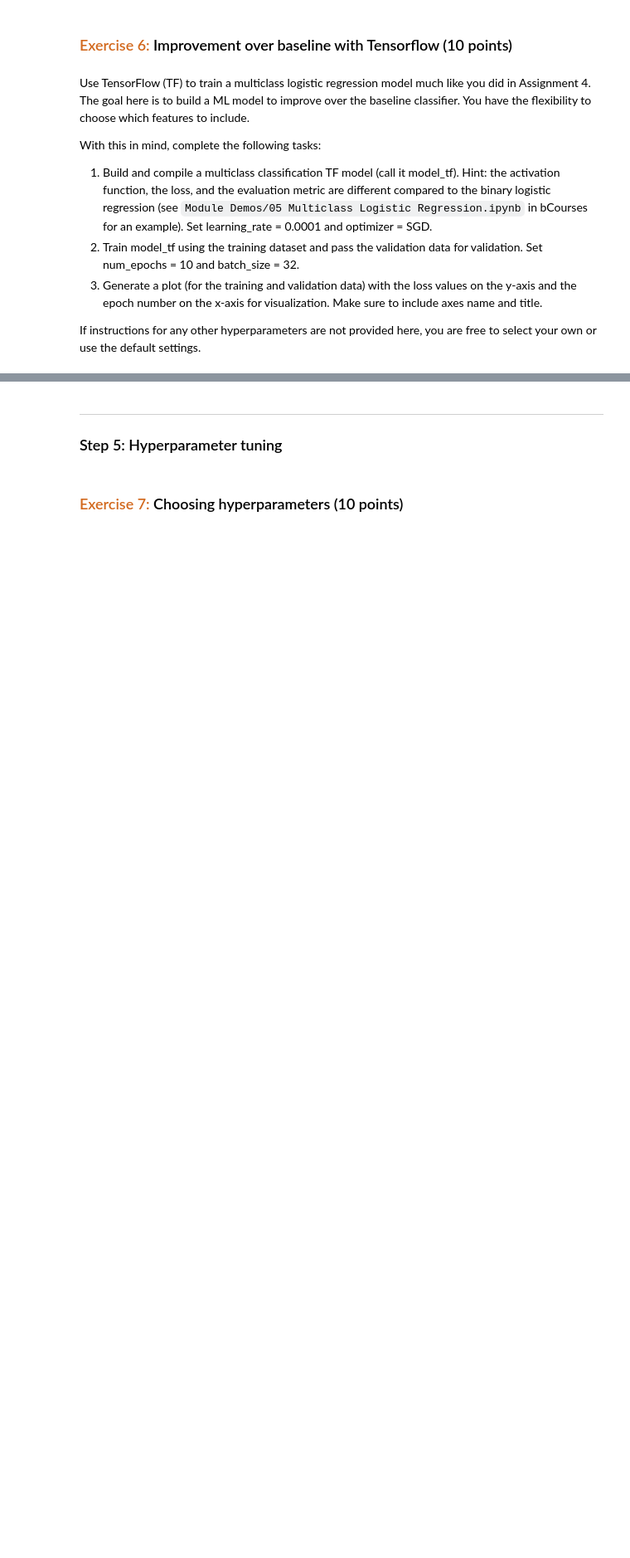
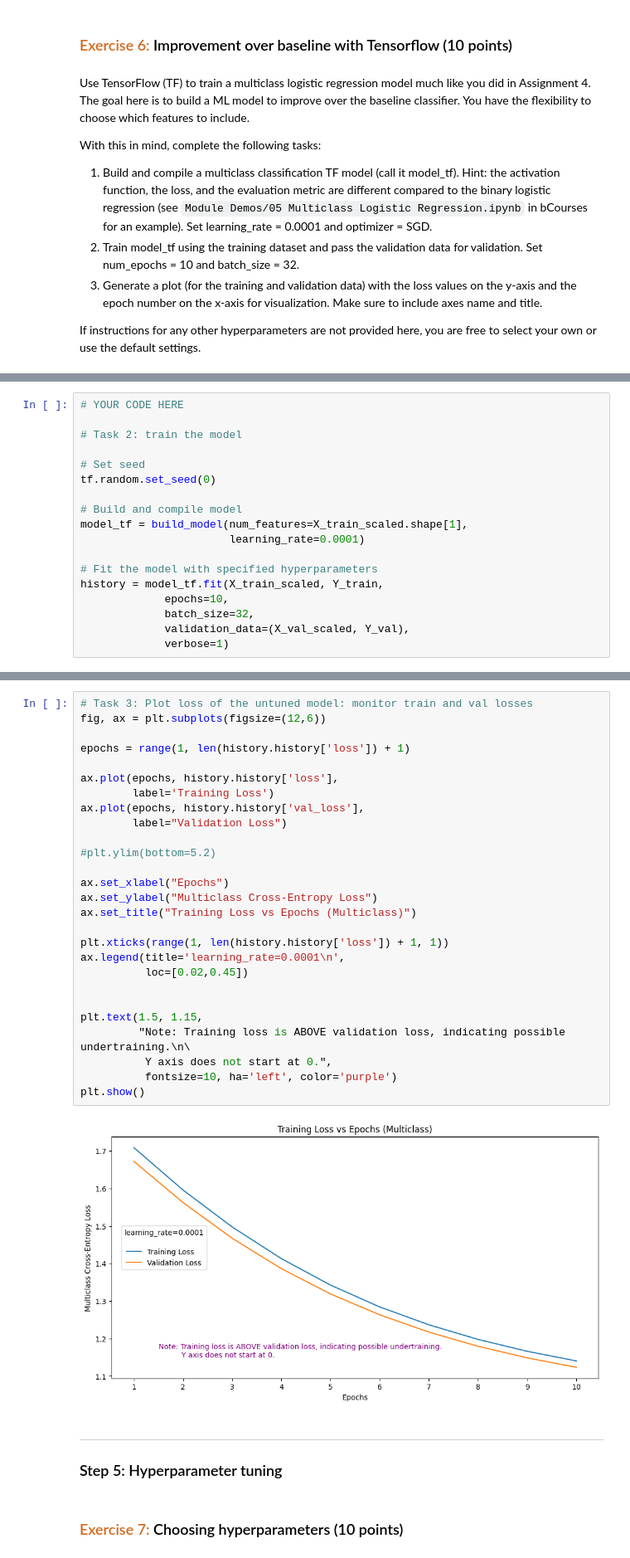
Before and after one commit to dabingougou/207, a Jupyter notebook: week5/05 Multiclass classification.ipynb, the cells around one changed output, grey strips where cells are left out. Shown: that part at 83% size. Saved outputs shown, nothing was run; the diff lists cells and outputs as text; blank space fills up the shorter version.

```diff
--- a/week5/05 Multiclass classification.ipynb
+++ b/week5/05 Multiclass classification.ipynb
@@ -717,0 +874,18 @@ If instructions for any other hyperparameters are not provided here, you are fre
+# %%
+# YOUR CODE HERE
+
+# Task 2: train the model
+
+# Set seed
+tf.random.set_seed(0)
+
+# Build and compile model
+model_tf = build_model(num_features=X_train_scaled.shape[1],
+                       learning_rate=0.0001)
+
+# Fit the model with specified hyperparameters
+history = model_tf.fit(X_train_scaled, Y_train,
+             epochs=10,
+             batch_size=32,
+             validation_data=(X_val_scaled, Y_val),
+             verbose=1)
@@ -718,3 +914,32 @@ If instructions for any other hyperparameters are not provided here, you are fre
+# %%
+# Task 3: Plot loss of the untuned model: monitor train and val losses
+fig, ax = plt.subplots(figsize=(12,6))
+
+epochs = range(1, len(history.history['loss']) + 1)
+
+ax.plot(epochs, history.history['loss'],
+        label='Training Loss')
+ax.plot(epochs, history.history['val_loss'],
+        label="Validation Loss")
+
+#plt.ylim(bottom=5.2)
+
+ax.set_xlabel("Epochs")
+ax.set_ylabel("Multiclass Cross-Entropy Loss")
+ax.set_title("Training Loss vs Epochs (Multiclass)")
+
+plt.xticks(range(1, len(history.history['loss']) + 1, 1))
+ax.legend(title='learning_rate=0.0001\n',
+          loc=[0.02,0.45])
+
+
+plt.text(1.5, 1.15,
+         "Note: Training loss is ABOVE validation loss, indicating possible undertraining.\n\
+          Y axis does not start at 0.",
+          fontsize=10, ha='left', color='purple')
+plt.show()
+# %% [output]
+[figure, added]
 # %% [markdown]
 ---
 ### Step 5: Hyperparameter tuning
```
Also changed, not shown: parts of 36 cells of this notebook.
